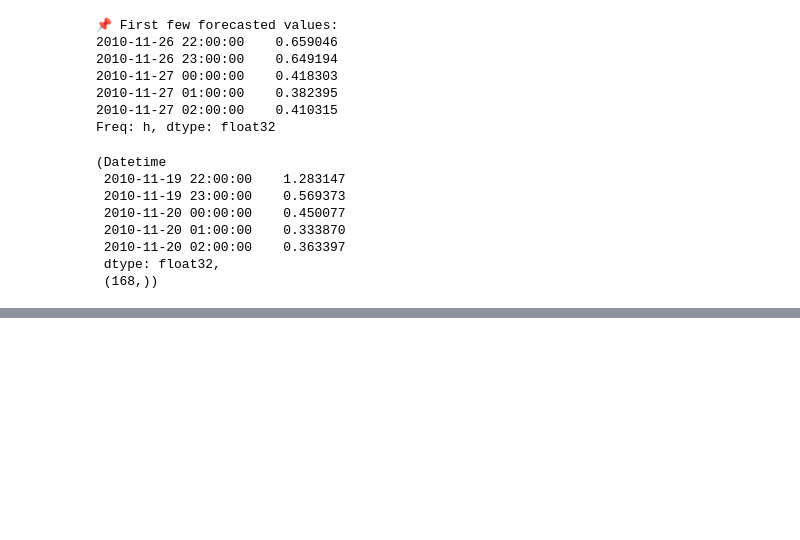
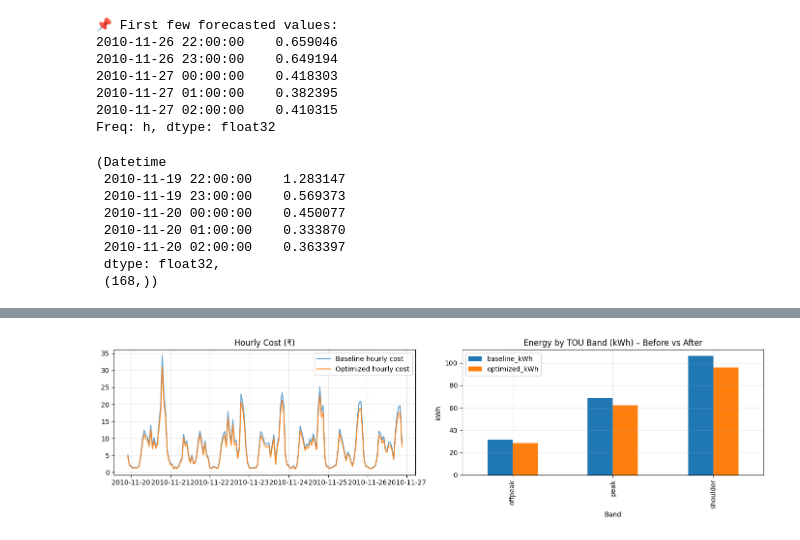
Before and after one commit to yashraj2310/Smart-energy-Forecast, a Jupyter notebook: smart-energy-forecasting-and-optimisation.ipynb, the cells around one changed output, grey strips where cells are left out. Saved outputs shown, nothing was run; the diff lists cells and outputs as text; code cells hidden in the pictures; blank space fills up the shorter version.

Commit message:
Kaggle Notebook | Smart-Energy Forecasting And Optimisation | Version 6

```diff
--- a/smart-energy-forecasting-and-optimisation.ipynb
+++ b/smart-energy-forecasting-and-optimisation.ipynb
@@ -608,0 +508,93 @@ Energy (kWh)    : baseline=207.141, optimized=207.141  (must match)
+# %%
+import numpy as np
+import pandas as pd
+import matplotlib.pyplot as plt
+P_opt = forecast_7d.values * 0.9
+def price_rule(hour):
+    if 22 <= hour or hour < 6:
+        return 4.0  # off-peak rate
+    elif 6 <= hour < 17:
+        return 6.0  # shoulder rate
+    else:
+        return 8.0  # peak rate
+
+price_7d = forecast_7d.index.hour.map(price_rule)
+
+
+# --- Build convenient Series ---
+baseline = pd.Series(forecast_7d.values, index=forecast_7d.index, name="baseline_kW")
+optimized = pd.Series(P_opt, index=forecast_7d.index, name="optimized_kW")
+price = pd.Series(price_7d, index=forecast_7d.index, name="price_Rs_per_kWh")
+
+# --- Basic totals ---
+kWh_baseline  = float(baseline.sum())        # hourly kW * 1h
+kWh_optimized = float(optimized.sum())
+Rs_baseline   = float((baseline * price).sum())
+Rs_optimized  = float((optimized * price).sum())
+savings_pct   = 100*(1 - Rs_optimized/Rs_baseline)
+
+# --- Peak demand (kW) ---
+peak_base = float(baseline.max())
+peak_opt  = float(optimized.max())
+peak_reduction_pct = 100*(1 - peak_opt/peak_base) if peak_base > 0 else 0.0
+
+# --- Energy share by TOU band ---
+def band(h):
+    if 22 <= h or h < 6:
+        return "offpeak"
+    if 6 <= h < 17:
+        return "shoulder"
+    return "peak"
+
+bands = baseline.index.hour.map(band)
+by_band = pd.DataFrame({
+    "baseline_kWh": baseline.values,
+    "optimized_kWh": optimized.values,
+    "price": price.values,
+    "band": bands
+})
+band_energy = by_band.groupby("band")[["baseline_kWh","optimized_kWh"]].sum()
+band_cost   = by_band.assign(
+    baseline_cost = by_band["baseline_kWh"]*by_band["price"],
+    optimized_cost= by_band["optimized_kWh"]*by_band["price"]
+).groupby("band")[["baseline_cost","optimized_cost"]].sum()
+
+# --- Print KPI summary ---
+print("=== 7-Day Optimization KPIs ===")
+print(f"Energy (kWh)        : baseline={kWh_baseline:.2f}, optimized={kWh_optimized:.2f}  (should match)")
+print(f"Cost (₹)            : baseline={Rs_baseline:,.2f}, optimized={Rs_optimized:,.2f}")
+print(f"Savings (%)         : {savings_pct:.2f}%")
+print(f"Peak kW             : baseline={peak_base:.3f}, optimized={peak_opt:.3f}  (Δ {peak_reduction_pct:.2f}%)")
+print("\nEnergy by band (kWh):")
+print(band_energy.round(2))
+print("\nCost by band (₹):")
+print(band_cost.round(2))
+
+# --- Export CSV for your MVP / dashboard ---
+out = pd.DataFrame({
+    "datetime": baseline.index,
+    "baseline_kW": baseline.values,
+    "optimized_kW": optimized.values,
+    "price_Rs_per_kWh": price.values,
+})
+out.to_csv("/kaggle/working/schedule_7d.csv", index=False)
+print("\nSaved: /kaggle/working/schedule_7d.csv")
+
+# --- Visuals: cost and band shifts ---
+fig, axes = plt.subplots(1, 2, figsize=(14,4))
+
+# Cost per hour (bar)
+axes[0].plot((baseline*price), label="Baseline hourly cost", alpha=0.7)
+axes[0].plot((optimized*price), label="Optimized hourly cost", alpha=0.9)
+axes[0].set_title("Hourly Cost (₹)")
+axes[0].grid(alpha=0.3); axes[0].legend()
+
+# Band energy shift
+band_energy.plot(kind="bar", ax=axes[1])
+axes[1].set_title("Energy by TOU Band (kWh) – Before vs After")
+axes[1].set_xlabel("Band"); axes[1].set_ylabel("kWh")
+axes[1].grid(alpha=0.3)
+
+plt.tight_layout()
+plt.show()
+# %% [output]
@@ -608,0 +618 @@ Energy (kWh)    : baseline=207.141, optimized=207.141  (must match)
+[figure, added]
```
Also changed, not shown: parts of 6 cells of this notebook.
